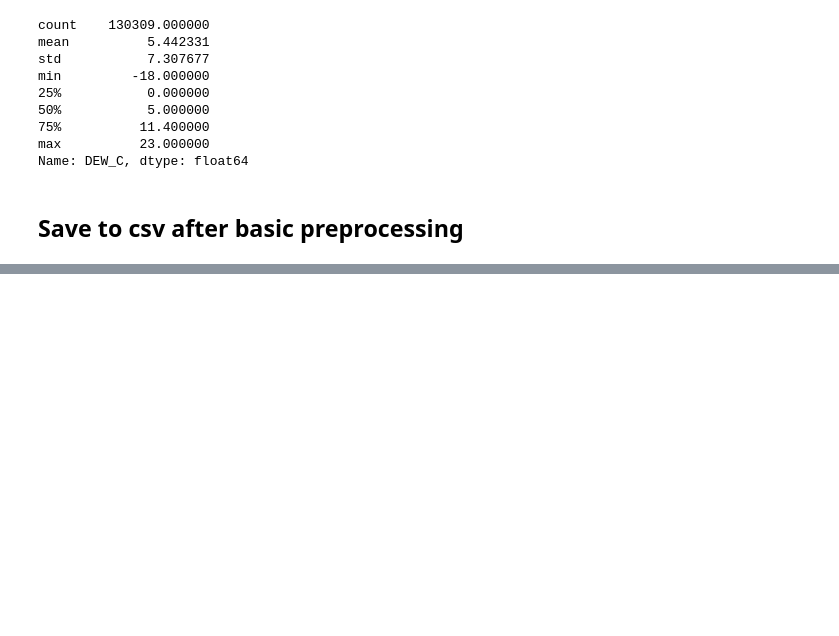
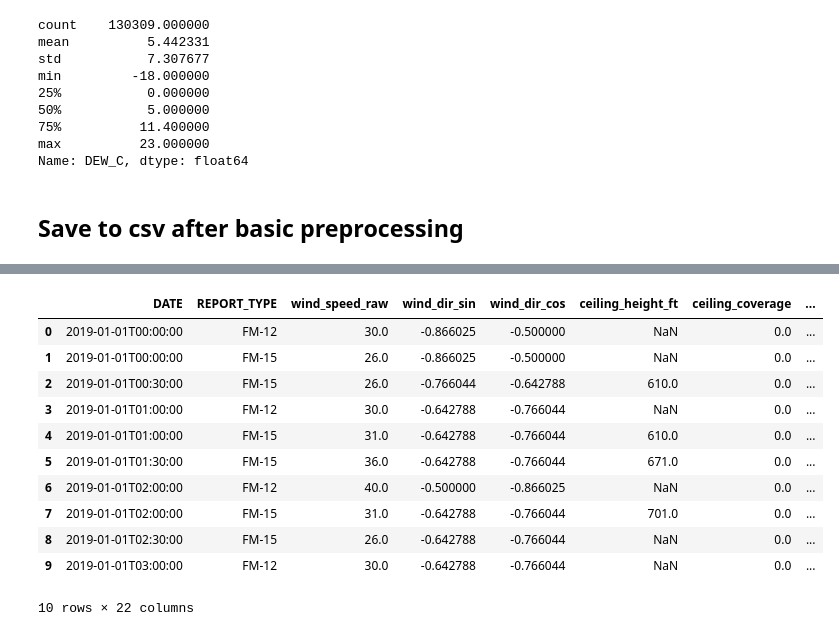
Before and after one commit to banacchini/air-ppm-hackathon, a Jupyter notebook: notebooks/02_weather_preprocessing.ipynb, the cells around one changed output, grey strips where cells are left out. Saved outputs shown, nothing was run; the diff lists cells and outputs as text; code cells hidden in the pictures; blank space fills up the shorter version.

```diff
--- a/notebooks/02_weather_preprocessing.ipynb
+++ b/notebooks/02_weather_preprocessing.ipynb
@@ -378,0 +449,25 @@ Name: count, dtype: int64
+# %%
+# Split MD1 into 6 subcolumns
+df[['MD1_m1', 'MD1_q1', 'MD1_m2', 'MD1_q2', 'MD1_m3', 'MD1_q3']] = df['MD1'].str.split(',', expand=True)
+
+# Convert measures to numeric
+df['MD1_m1'] = pd.to_numeric(df['MD1_m1'], errors='coerce')
+df['MD1_m2'] = pd.to_numeric(df['MD1_m2'], errors='coerce')
+df['MD1_m3'] = pd.to_numeric(df['MD1_m3'], errors='coerce')
+
+# Replace placeholder codes (+999) with NaN
+df['MD1_m1'] = df['MD1_m1'].replace(999, np.nan)
+df['MD1_m2'] = df['MD1_m2'].replace(999, np.nan)
+df['MD1_m3'] = df['MD1_m3'].replace(999, np.nan)
+
+# Keep only reliable measures where quality flag == "1"
+df.loc[df['MD1_q1'] != '1', 'MD1_m1'] = np.nan
+df.loc[df['MD1_q2'] != '1', 'MD1_m2'] = np.nan
+df.loc[df['MD1_q3'] != '1', 'MD1_m3'] = np.nan
+
+# Drop original + quality flags
+df = df.drop(columns=['MD1', 'MD1_q1', 'MD1_q2', 'MD1_q3'])
+df = df.drop(columns=["MD1_m3"]) # always NaN
+
+# Check results
+print(df[['MD1_m1', 'MD1_m2']].describe())
@@ -378,0 +486,18 @@ Name: count, dtype: int64
+# %%
+# Split MW1 into measure + quality
+df[['MW1_val', 'MW1_q']] = df['MW1'].str.split(',', expand=True)
+
+# Convert measure to numeric
+df['MW1_val'] = pd.to_numeric(df['MW1_val'], errors='coerce')
+
+# Replace placeholder (if any, e.g., 99/99999) with NaN
+df['MW1_val'] = df['MW1_val'].replace([99, 999, 9999, 99999], np.nan)
+
+# Keep only reliable values where quality == "1"
+df.loc[df['MW1_q'] != '1', 'MW1_val'] = np.nan
+
+# Drop original + quality flag
+df = df.drop(columns=['MW1', 'MW1_q'])
+
+# Check results
+print(df['MW1_val'].describe())
@@ -378,0 +526,15 @@ Name: count, dtype: int64
+# %%
+df.head(10)
+# %% [output]
+|  | DATE | REPORT_TYPE | wind_speed_raw | wind_dir_sin | wind_dir_cos | ceiling_height_ft | ceiling_coverage | ... |
+| 0 | 2019-01-01T00:00:00 | FM-12 | 30.0 | -0.866025 | -0.500000 | NaN | 0.0 | ... |
+| 1 | 2019-01-01T00:00:00 | FM-15 | 26.0 | -0.866025 | -0.500000 | NaN | 0.0 | ... |
+| 2 | 2019-01-01T00:30:00 | FM-15 | 26.0 | -0.766044 | -0.642788 | 610.0 | 0.0 | ... |
+| 3 | 2019-01-01T01:00:00 | FM-12 | 30.0 | -0.642788 | -0.766044 | NaN | 0.0 | ... |
+| 4 | 2019-01-01T01:00:00 | FM-15 | 31.0 | -0.642788 | -0.766044 | 610.0 | 0.0 | ... |
+| 5 | 2019-01-01T01:30:00 | FM-15 | 36.0 | -0.642788 | -0.766044 | 671.0 | 0.0 | ... |
+| 6 | 2019-01-01T02:00:00 | FM-12 | 40.0 | -0.500000 | -0.866025 | NaN | 0.0 | ... |
+| 7 | 2019-01-01T02:00:00 | FM-15 | 31.0 | -0.642788 | -0.766044 | 701.0 | 0.0 | ... |
+| 8 | 2019-01-01T02:30:00 | FM-15 | 26.0 | -0.642788 | -0.766044 | NaN | 0.0 | ... |
+| 9 | 2019-01-01T03:00:00 | FM-12 | 30.0 | -0.642788 | -0.766044 | NaN | 0.0 | ... |
+10 rows × 22 columns
```
Also changed, not shown: parts of 25 cells of this notebook, 5 other files.
